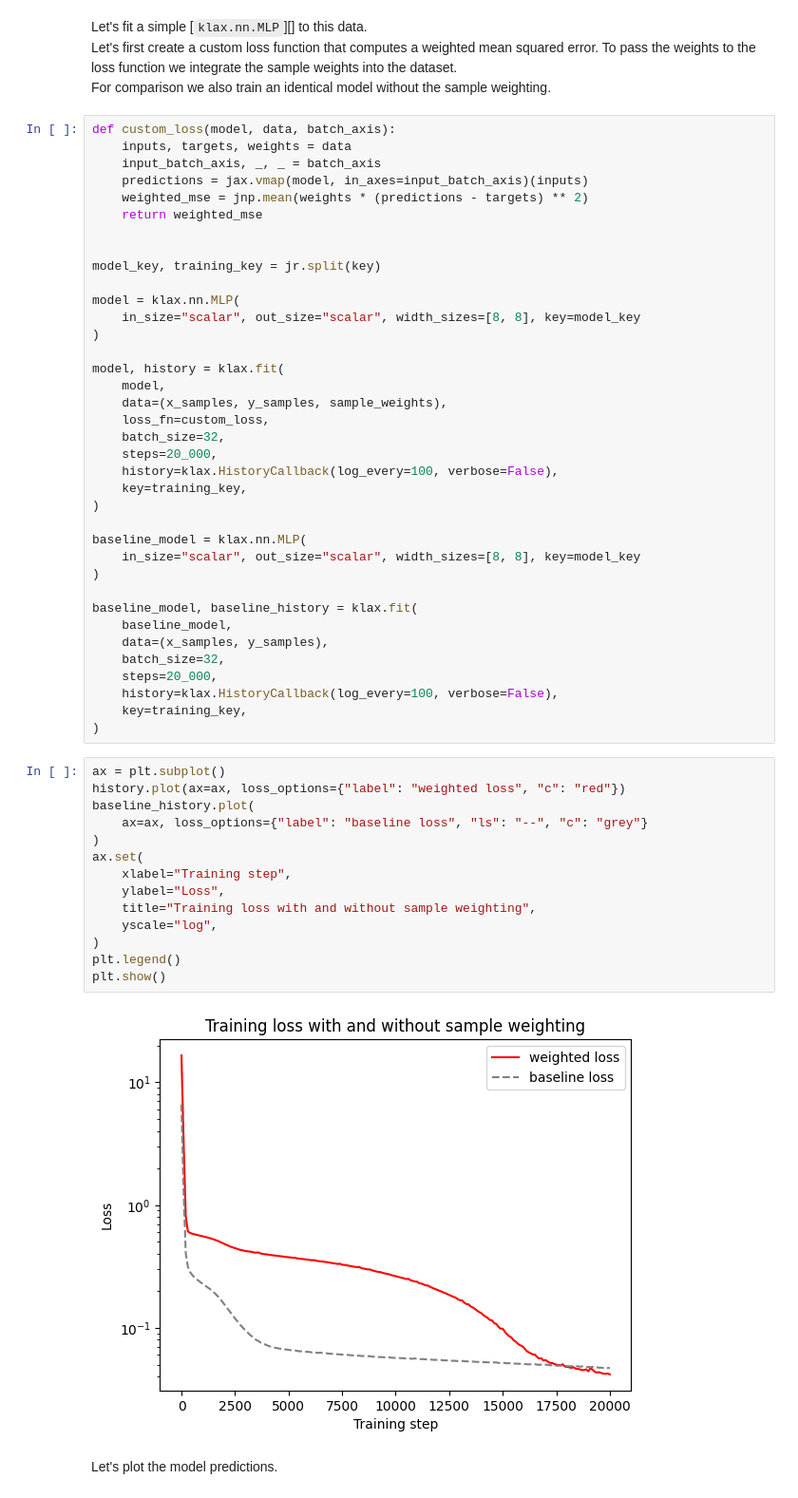
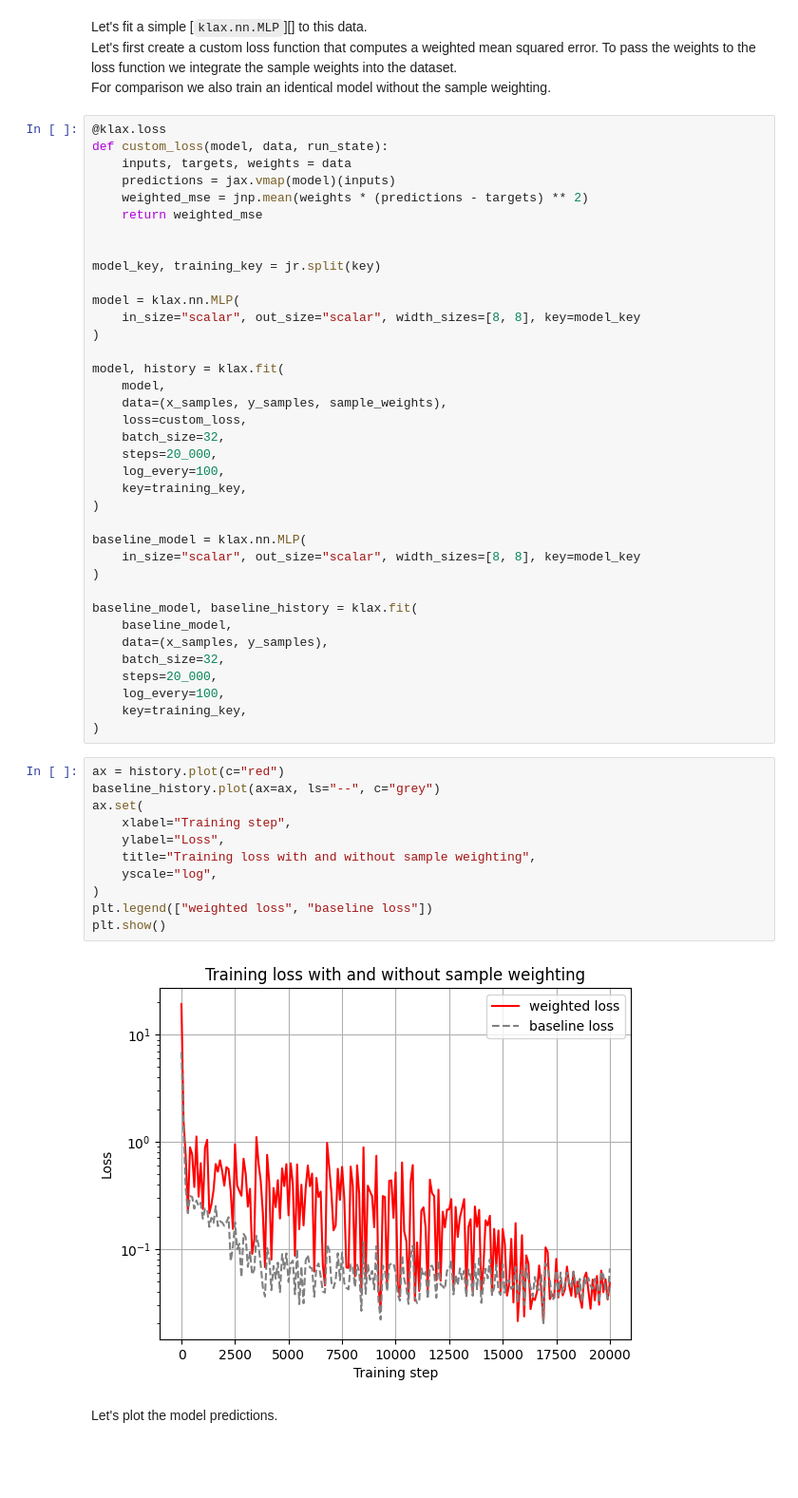
Before and after one commit to Drenderer/klax, a Jupyter notebook: docs/examples/sample_weighting.ipynb, the cells around one changed output. Shown at 95% size. Saved outputs shown, nothing was run; the diff lists cells and outputs as text; blank space fills up the shorter version.

```diff
--- a/docs/examples/sample_weighting.ipynb
+++ b/docs/examples/sample_weighting.ipynb
@@ -54,10 +54,10 @@ Let's fit a simple [`klax.nn.MLP`][] to this data.
 Let's first create a custom loss function that computes a weighted mean squared error. To pass the weights to the loss function we integrate the sample weights into the dataset.
 For comparison we also train an identical model without the sample weighting.
 # %%
-def custom_loss(model, data, batch_axis):
+@klax.loss
+def custom_loss(model, data, run_state):
     inputs, targets, weights = data
-    input_batch_axis, _, _ = batch_axis
-    predictions = jax.vmap(model, in_axes=input_batch_axis)(inputs)
+    predictions = jax.vmap(model)(inputs)
     weighted_mse = jnp.mean(weights * (predictions - targets) ** 2)
     return weighted_mse
 
@@ -71,10 +71,10 @@ model = klax.nn.MLP(
 model, history = klax.fit(
     model,
     data=(x_samples, y_samples, sample_weights),
-    loss_fn=custom_loss,
+    loss=custom_loss,
     batch_size=32,
     steps=20_000,
-    history=klax.HistoryCallback(log_every=100, verbose=False),
+    log_every=100,
     key=training_key,
 )
 
@@ -87,25 +87,22 @@ baseline_model, baseline_history = klax.fit(
     data=(x_samples, y_samples),
     batch_size=32,
     steps=20_000,
-    history=klax.HistoryCallback(log_every=100, verbose=False),
+    log_every=100,
     key=training_key,
 )
 # %%
-ax = plt.subplot()
-history.plot(ax=ax, loss_options={"label": "weighted loss", "c": "red"})
-baseline_history.plot(
-    ax=ax, loss_options={"label": "baseline loss", "ls": "--", "c": "grey"}
-)
+ax = history.plot(c="red")
+baseline_history.plot(ax=ax, ls="--", c="grey")
 ax.set(
     xlabel="Training step",
     ylabel="Loss",
     title="Training loss with and without sample weighting",
     yscale="log",
 )
-plt.legend()
+plt.legend(["weighted loss", "baseline loss"])
 plt.show()
 # %% [output]
-[figure, old version]
+[figure, new version]
 # %% [markdown]
 Let's plot the model predictions.
 # %%
```
Also changed, not shown: parts of 1 cell of this notebook, 1 other file.
